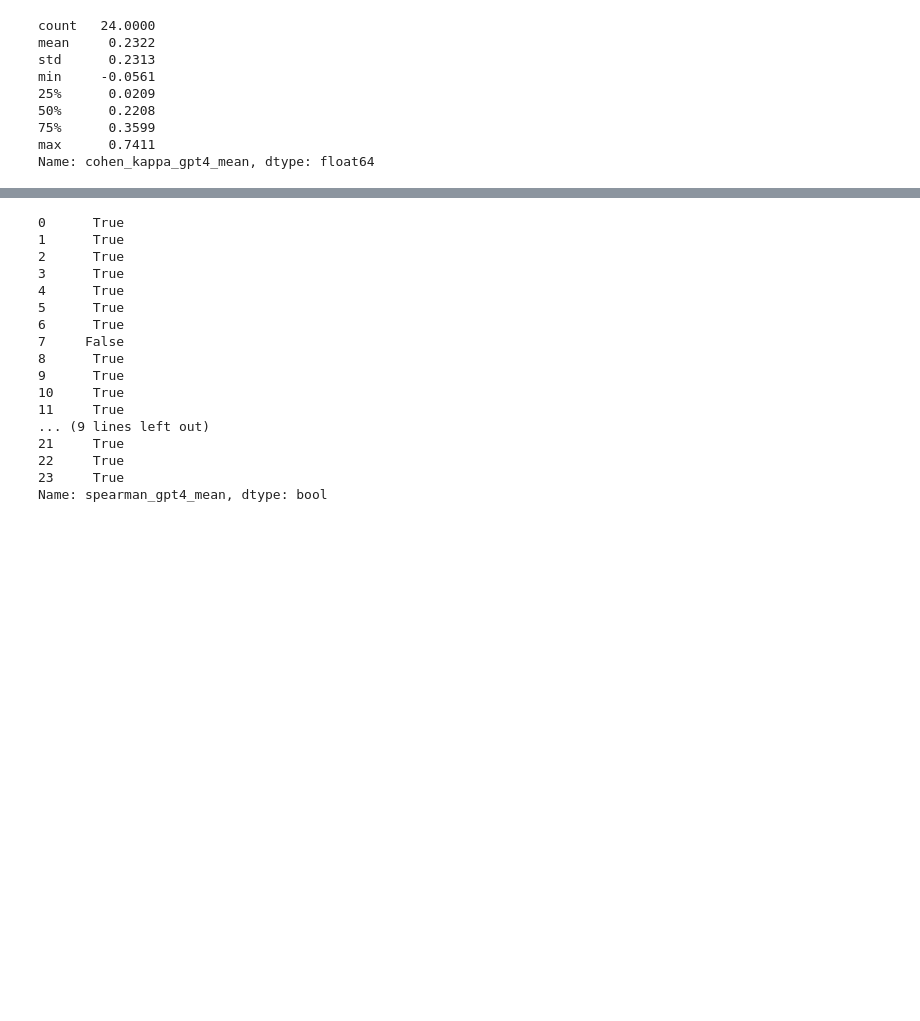
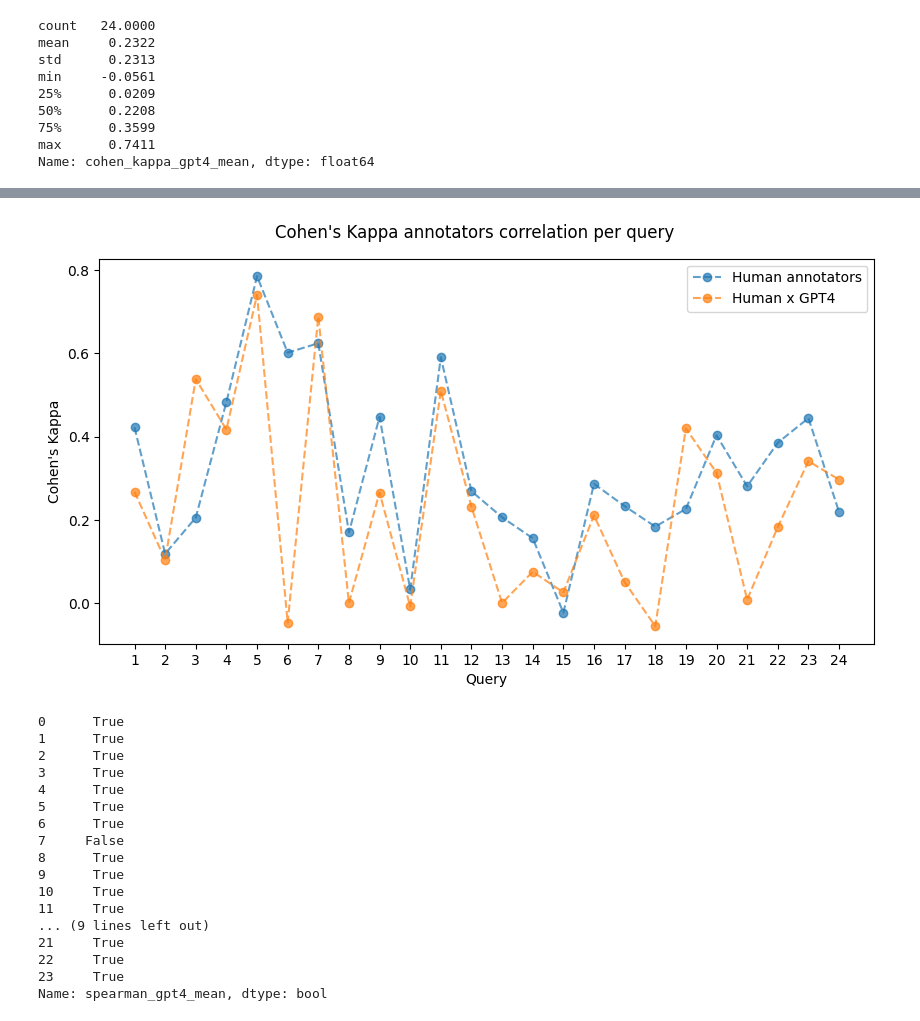
Before and after one commit to eduseiti/unicamp_IR, a Jupyter notebook: inter_annotator_agreement_analysis_20240207.ipynb, the cells around one changed output, grey strips where cells are left out. Cells and saved outputs as stored; diff of their text form; code cells hidden in the pictures; blank space fills up the shorter version.

```diff
--- a/inter_annotator_agreement_analysis_20240207.ipynb
+++ b/inter_annotator_agreement_analysis_20240207.ipynb
@@ -722,3 +859,23 @@ Name: cohen_kappa_gpt4_mean, dtype: float64
+# %%
+fig = plt.figure(figsize=[10, 5])
+
+# plt.grid()
+
+fig.suptitle("Cohen's Kappa annotators correlation per query", y=0.95)
+
+plt.plot(range(1, 25), results[2]['cohen_kappa_human_mean'], marker='o', linestyle='--', alpha=0.7)
+plt.plot(range(1, 25), results[2]['cohen_kappa_gpt4_mean'], marker='o', linestyle='--', alpha=0.7)
+
+plt.xticks(range(1, 25))
+
+plt.legend(labels=["Human annotators", "Human x GPT4"])
+
+plt.xlabel("Query")
+plt.ylabel("Cohen's Kappa")
+
+plt.show()
+# %% [output]
+[figure, added]
 # %%
 spearmanr_results = correlation_per_question('score', a1_df, a2_df, a3_df, gpt4_1106_df, "spearmanr", "spearman")
 # %% [output]
```
Also changed, not shown: parts of 37 cells of this notebook.
